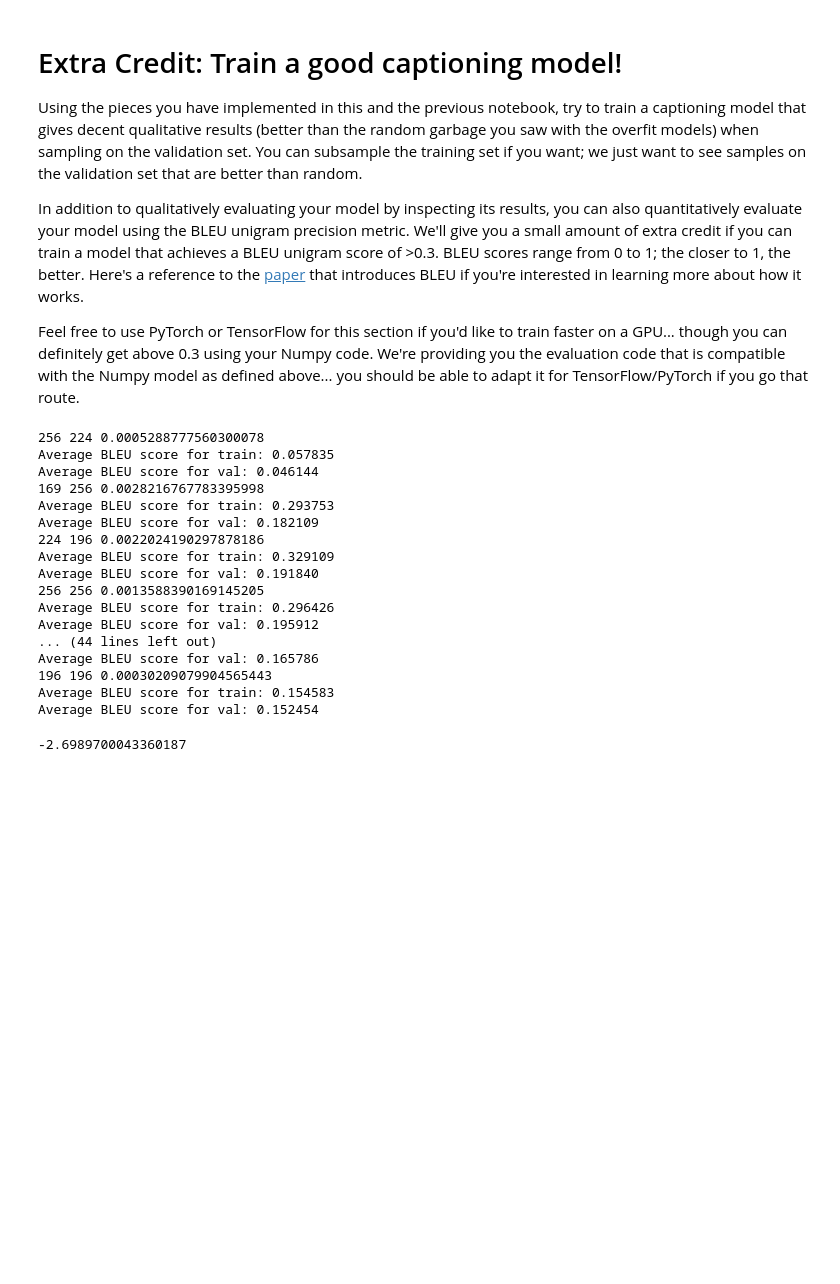
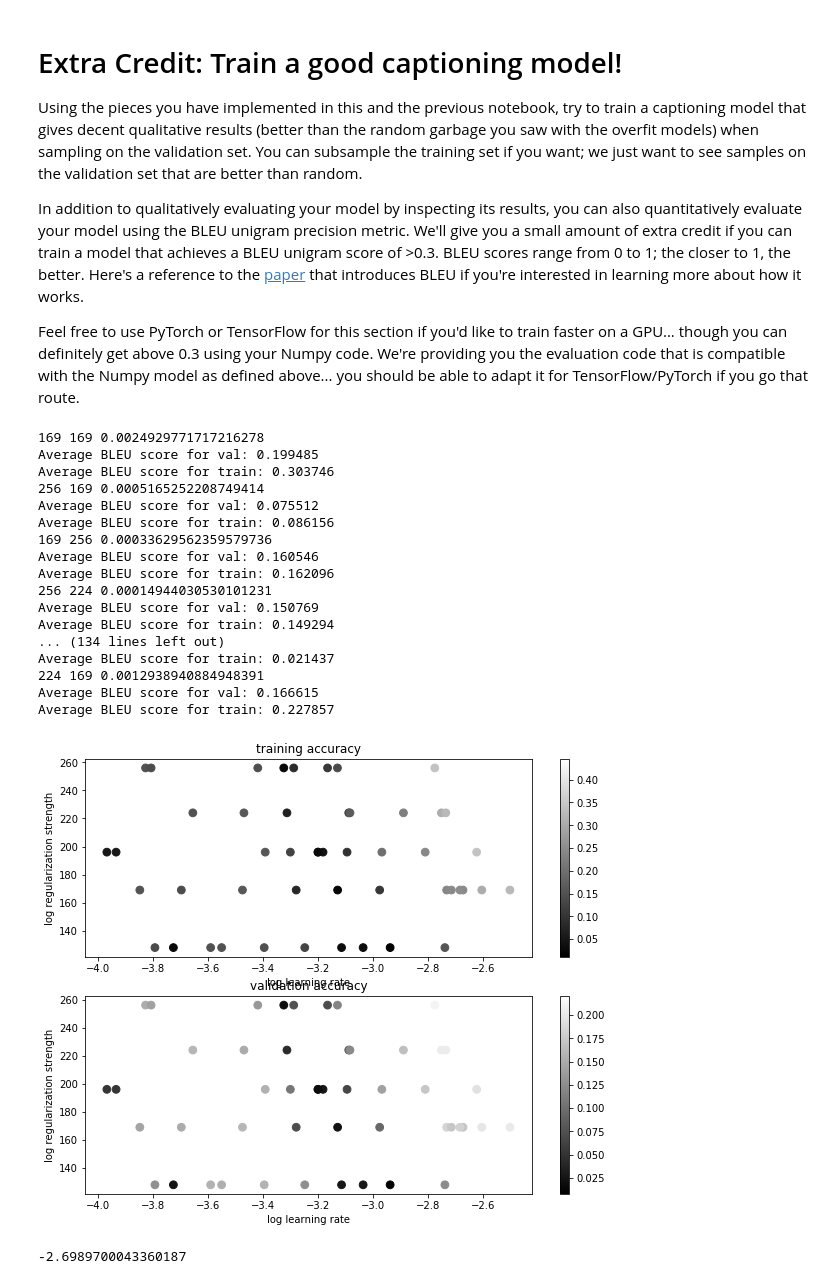
Before and after one commit to tingchunyeh/cnn, a Jupyter notebook: assignment3/LSTM_Captioning.ipynb, the cells around one changed output. Cells and saved outputs as stored; diff of their text form; code cells hidden in the pictures; blank space fills up the shorter version.

```diff
--- a/assignment3/LSTM_Captioning.ipynb
+++ b/assignment3/LSTM_Captioning.ipynb
@@ -406,10 +406,7 @@ wds = []
 accs = []
 val_accs = []
 
-wd_choices = [128,196,256]
-hd_choices = [128,196,256]
-
-for i in range(20):
+for i in range(50):
     np.random.seed(seed=None)
     hd = np.random.choice([128,169,196,224,256])
     wd = np.random.choice([128,169,196,224,256])
@@ -447,52 +444,54 @@ for i in range(20):
     val_accs.append(val_acc)
     accs.append(acc)
 # %% [output]
-256 224 0.0005288777560300078
-Average BLEU score for train: 0.057835
-Average BLEU score for val: 0.046144
-169 256 0.0028216767783395998
-Average BLEU score for train: 0.293753
-Average BLEU score for val: 0.182109
-224 196 0.0022024190297878186
-Average BLEU score for train: 0.329109
-Average BLEU score for val: 0.191840
-256 256 0.0013588390169145205
-Average BLEU score for train: 0.296426
-Average BLEU score for val: 0.195912
-... (44 lines left out)
-Average BLEU score for val: 0.165786
-196 196 0.00030209079904565443
-Average BLEU score for train: 0.154583
-Average BLEU score for val: 0.152454
+169 169 0.0024929771717216278
+Average BLEU score for val: 0.199485
+Average BLEU score for train: 0.303746
+256 169 0.0005165252208749414
+Average BLEU score for val: 0.075512
+Average BLEU score for train: 0.086156
+169 256 0.00033629562359579736
+Average BLEU score for val: 0.160546
+Average BLEU score for train: 0.162096
+256 224 0.00014944030530101231
+Average BLEU score for val: 0.150769
+Average BLEU score for train: 0.149294
+... (134 lines left out)
+Average BLEU score for train: 0.021437
+224 169 0.0012938940884948391
+Average BLEU score for val: 0.166615
+Average BLEU score for train: 0.227857
 # %%
 import math
 import matplotlib.pyplot as plt
 
 
-# x_scatter = [math.log10(x) for x in lrs]
-x_scatter = wds
+x_scatter = [math.log10(x) for x in lrs]
+# x_scatter = wds
 y_scatter = hds
 
 
 # plot training accuracy
 marker_size = 60
 colors = [x for x in accs]
 plt.subplot(2, 1, 1)
 plt.scatter(x_scatter, y_scatter, marker_size, c=colors)
 plt.colorbar()
 plt.xlabel('log learning rate')
 plt.ylabel('log regularization strength')
 plt.title('training accuracy')
 
 # plot validation accuracy
 colors = [x for x in val_accs] # default size of markers is 20
 plt.subplot(2, 1, 2)
 plt.scatter(x_scatter, y_scatter, marker_size, c=colors)
 plt.colorbar()
 plt.xlabel('log learning rate')
 plt.ylabel('log regularization strength')
 plt.title('validation accuracy')
 plt.show()
+# %% [output]
+[figure, added]
 # %%
 np.log10(2e-3)
 # %% [output]
```
Also changed, not shown: parts of 2 cells of this notebook.
